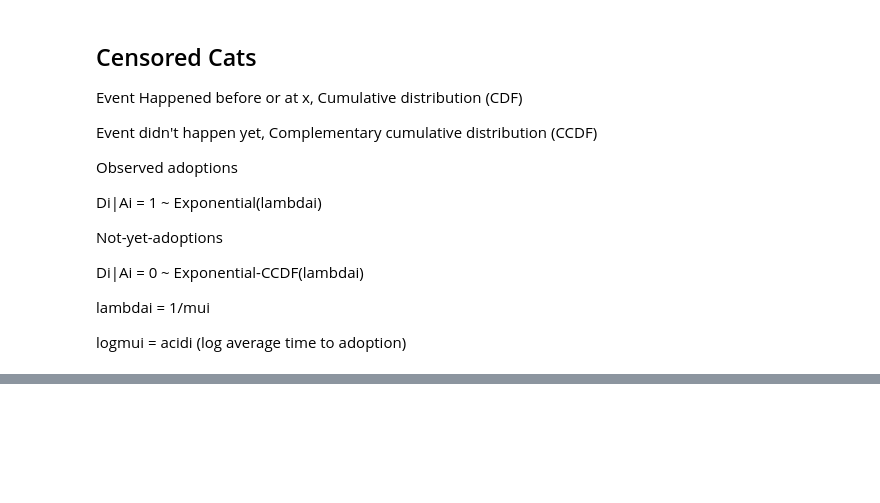
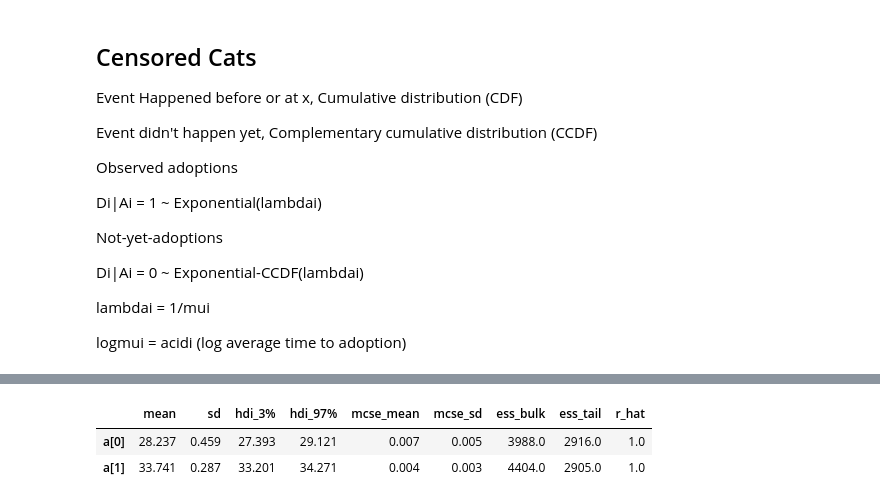
Before and after one commit to kpjmcg/Statistical-Rethinking-2023-Python-Notes, a Jupyter notebook: Lecture_9_2023.ipynb, the cells around one changed output, grey strips where cells are left out. Saved outputs shown, nothing was run; the diff lists cells and outputs as text; code cells hidden in the pictures; blank space fills up the shorter version.

```diff
--- a/Lecture_9_2023.ipynb
+++ b/Lecture_9_2023.ipynb
@@ -729,0 +686,23 @@ days_to_event[adopted==0].shape
+# %%
+#Model for only adopted cats
+with pm.Model() as cat_adopted_m:
+    days_to_event = np.array(cats['days_to_event'],dtype=float)
+    adopted = np.array([1 if x == 'Adoption' else 0 for x in cats['out_event']])
+    black = np.array([0 if x == 'Black' else 1 for x in cats['color']])
+
+    a = pm.Normal('a', 0, 1,shape=2)
+    log_rate = 1/a[black[adopted==1]]
+
+    #upper_censoring = days_to_event.copy()
+    #upper_censoring[adopted==0] = np.inf
+
+    #y_obs = pm.Censored(
+    #    'y_obs',
+    #    pm.Exponential.dist(lam=log_rate),
+    #    lower = None,
+    #    upper=upper_censoring,
+    #    observed=days_to_event,
+    #)
+    y_obs = pm.Exponential('y_obs', log_rate, observed = days_to_event[adopted==1])
+
+    cat_adopted_trace = pm.sample(initvals={'a':np.array([1,1])})
@@ -729,0 +716,6 @@ days_to_event[adopted==0].shape
+# %%
+az.summary(cat_adopted_trace)
+# %% [output]
+|  | mean | sd | hdi_3% | hdi_97% | mcse_mean | mcse_sd | ess_bulk | ess_tail | r_hat |
+| a[0] | 28.237 | 0.459 | 27.393 | 29.121 | 0.007 | 0.005 | 3988.0 | 2916.0 | 1.0 |
+| a[1] | 33.741 | 0.287 | 33.201 | 34.271 | 0.004 | 0.003 | 4404.0 | 2905.0 | 1.0 |
```
Also changed, not shown: parts of 34 cells of this notebook.
